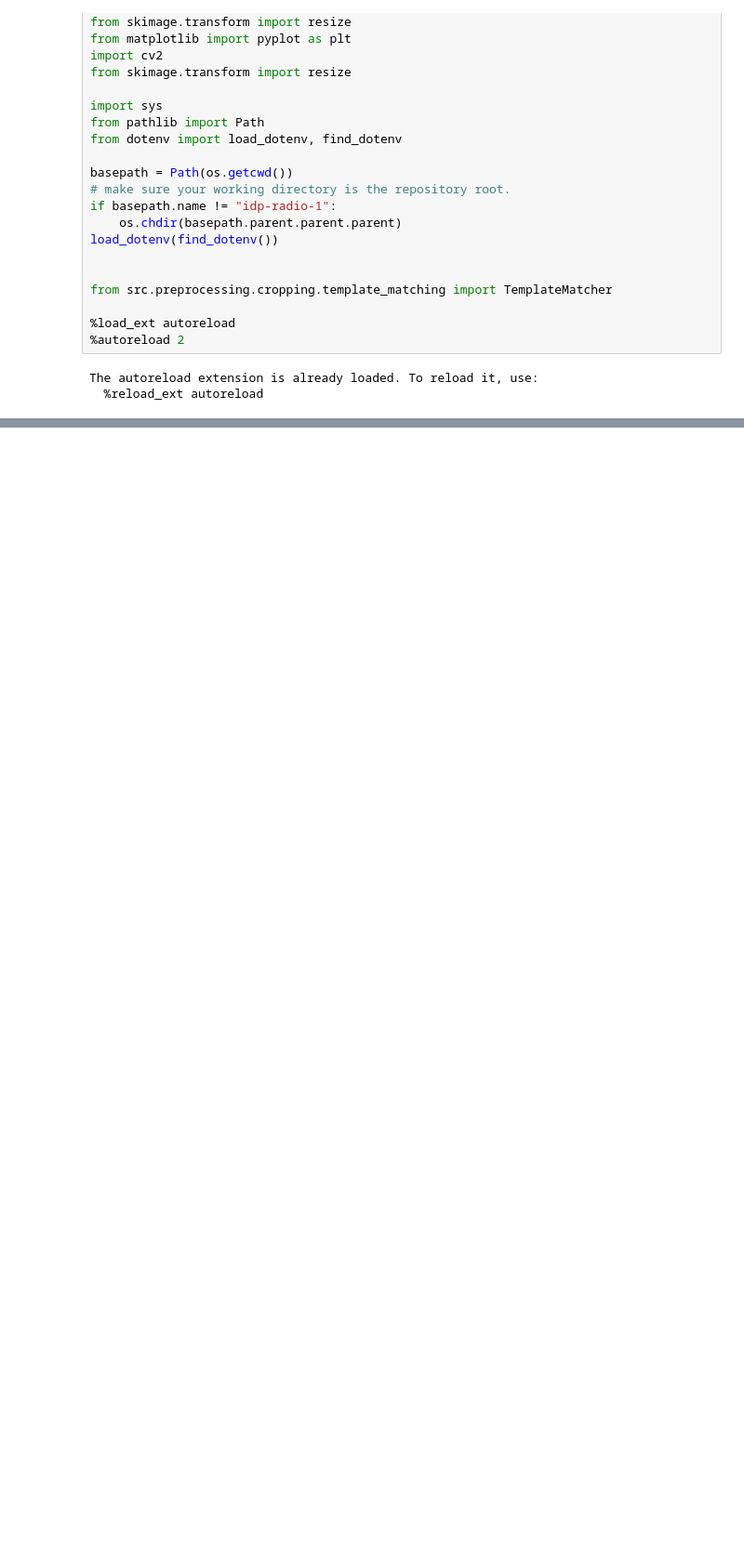
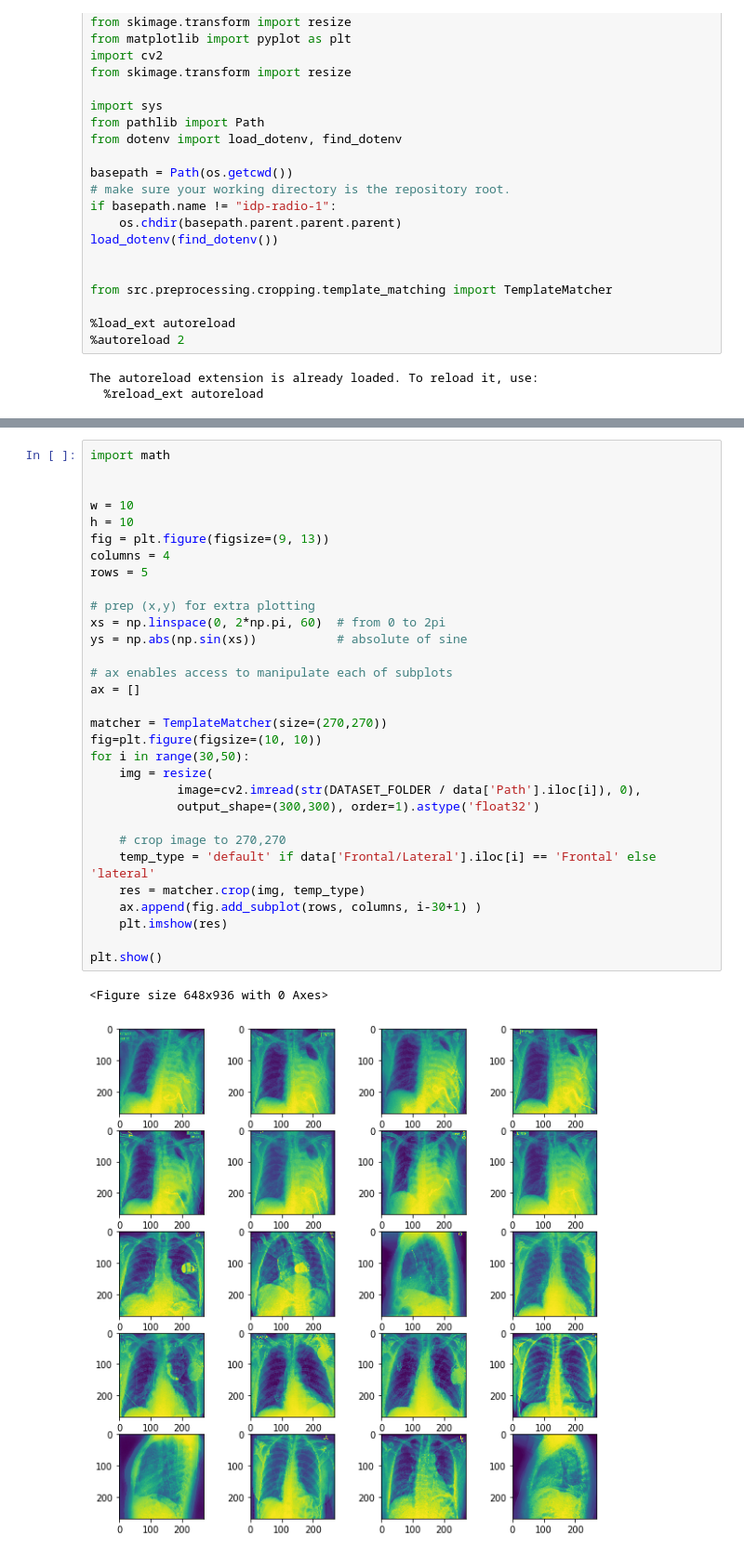
Before and after one commit to TobiasSchmidtDE/DeepL-MedicalImaging, a Jupyter notebook: src/preprocessing/cropping/template_matching.ipynb, the cells around one changed output, grey strips where cells are left out. Shown at 93% size. Saved outputs shown, nothing was run; the diff lists cells and outputs as text; blank space fills up the shorter version.

Commit message:
Add template matching sample for chestxray 14

```diff
--- a/src/preprocessing/cropping/template_matching.ipynb
+++ b/src/preprocessing/cropping/template_matching.ipynb
@@ -39,0 +45,34 @@ data = data
+# %%
+import math
+
+
+w = 10
+h = 10
+fig = plt.figure(figsize=(9, 13))
+columns = 4
+rows = 5
+
+# prep (x,y) for extra plotting
+xs = np.linspace(0, 2*np.pi, 60)  # from 0 to 2pi
+ys = np.abs(np.sin(xs))           # absolute of sine
+
+# ax enables access to manipulate each of subplots
+ax = []
+
+matcher = TemplateMatcher(size=(270,270))
+fig=plt.figure(figsize=(10, 10))
+for i in range(30,50):
+    img = resize(
+            image=cv2.imread(str(DATASET_FOLDER / data['Path'].iloc[i]), 0),
+            output_shape=(300,300), order=1).astype('float32')
+
+    # crop image to 270,270
+    temp_type = 'default' if data['Frontal/Lateral'].iloc[i] == 'Frontal' else 'lateral'
+    res = matcher.crop(img, temp_type)
+    ax.append(fig.add_subplot(rows, columns, i-30+1) )
+    plt.imshow(res)
+
+plt.show()
+# %% [output]
+<Figure size 648x936 with 0 Axes>
+[figure, added]
```
Also changed, not shown: parts of 4 cells of this notebook.
